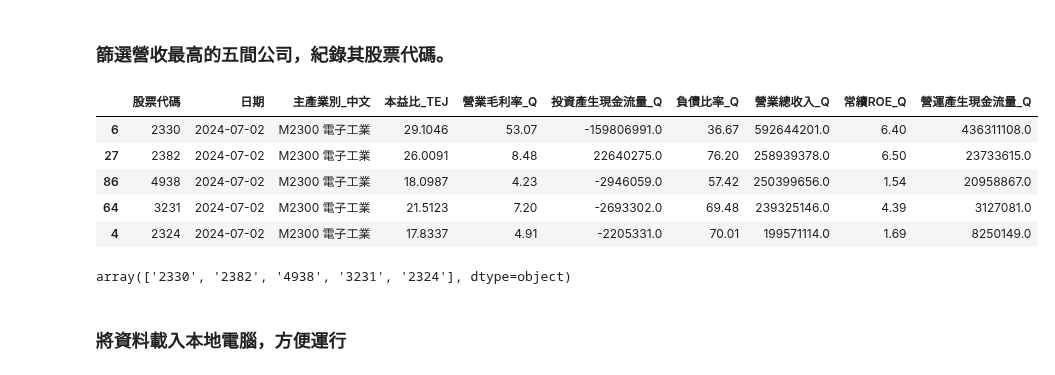
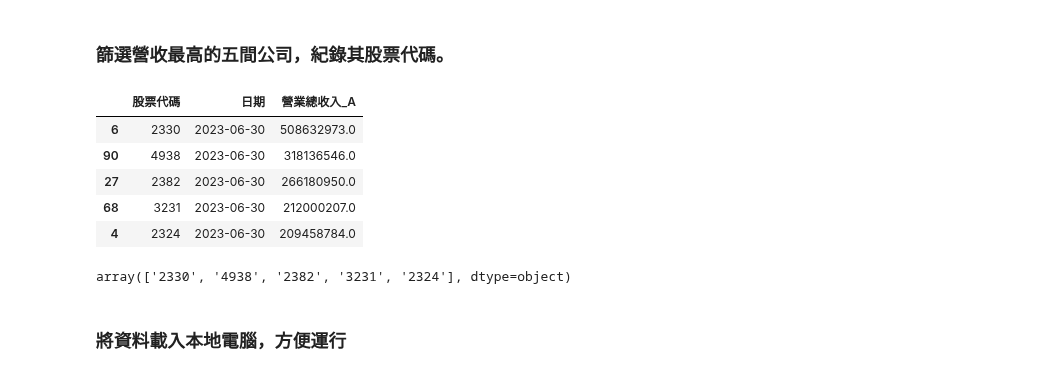
Before and after one commit to tejtw/TEJAPI_Python_Medium_Quant, a Jupyter notebook: Google Colab 教學.ipynb, the cells around one changed output. Cells and saved outputs as stored; diff of their text form; code cells hidden in the pictures.

```diff
--- a/Google Colab 教學.ipynb
+++ b/Google Colab 教學.ipynb
@@ -24,8 +24,8 @@ from zipline.sources.TEJ_Api_Data import get_universe
 # %% [markdown]
 ### **選出有興趣的公司，這邊先篩選為半導體或電腦產業別的上市公司**
 # %%
-pool = get_universe(start = '2023-07-02',
-                    end = '2024-07-02',
+pool = get_universe(start = '2022-07-02',
+                    end = '2023-07-02',
                     mkt_bd_e = 'TSE',  # 已上市之股票
                     stktp_e = 'Common Stock',  # 普通股
                     sub_ind_e=['M2324 Semiconductor', 'M2325 Computer and Peripheral Equipment'])
@@ -53,14 +53,14 @@ Currently used TEJ API key data quota 41888/9223372036854775807 (0.0%)
 # %%
 import TejToolAPI
 
-start_time = pd.Timestamp('2023-07-02')
-end_time = pd.Timestamp('2024-07-02')
+start_time = pd.Timestamp('2022-07-02')
+end_time = pd.Timestamp('2023-07-02')
 
 data = TejToolAPI.get_history_data(start = start_time,
                                    end = end_time,
                                    ticker = pool,
-                                   fin_type = 'Q', # 為累計資料，舉例來說，Q3累計：1月～9月的資料。
-                                   columns = ['主產業別_中文', '常續ROE', '營業毛利率', '營運產生現金流量', '投資產生現金流量', '負債比率', 'per_tej', '營業總收入'],
+                                   fin_type = 'A', # 為累計資料，舉例來說，Q3累計：1月～9月的資料。
+                                   columns = ['營業總收入'],
                                    transfer_to_chinese = True)
 
 data  = data.drop_duplicates(subset=['股票代碼'], keep='last').reset_index(drop=True)
@@ -85,22 +85,22 @@ Currently used TEJ API key data quota 246947/9223372036854775807 (0.0%)
 # %% [markdown]
 ### **篩選營收最高的五間公司，紀錄其股票代碼。**
 # %%
-data = data.nlargest(5, '營業總收入_Q')
+data = data.nlargest(5, '營業總收入_A')
 
 data
 # %% [output]
-|  | 股票代碼 | 日期 | 主產業別_中文 | 本益比_TEJ | 營業毛利率_Q | 投資產生現金流量_Q | 負債比率_Q | 營業總收入_Q | 常續ROE_Q | 營運產生現金流量_Q |
-| 6 | 2330 | 2024-07-02 | M2300 電子工業 | 29.1046 | 53.07 | -159806991.0 | 36.67 | 592644201.0 | 6.40 | 436311108.0 |
-| 27 | 2382 | 2024-07-02 | M2300 電子工業 | 26.0091 | 8.48 | 22640275.0 | 76.20 | 258939378.0 | 6.50 | 23733615.0 |
-| 86 | 4938 | 2024-07-02 | M2300 電子工業 | 18.0987 | 4.23 | -2946059.0 | 57.42 | 250399656.0 | 1.54 | 20958867.0 |
-| 64 | 3231 | 2024-07-02 | M2300 電子工業 | 21.5123 | 7.20 | -2693302.0 | 69.48 | 239325146.0 | 4.39 | 3127081.0 |
-| 4 | 2324 | 2024-07-02 | M2300 電子工業 | 17.8337 | 4.91 | -2205331.0 | 70.01 | 199571114.0 | 1.69 | 8250149.0 |
+|  | 股票代碼 | 日期 | 營業總收入_A |
+| 6 | 2330 | 2023-06-30 | 508632973.0 |
+| 90 | 4938 | 2023-06-30 | 318136546.0 |
+| 27 | 2382 | 2023-06-30 | 266180950.0 |
+| 68 | 3231 | 2023-06-30 | 212000207.0 |
+| 4 | 2324 | 2023-06-30 | 209458784.0 |
 # %%
 tickers = data['股票代碼'].unique()
 
 tickers
 # %% [output]
-array(['2330', '2382', '4938', '3231', '2324'], dtype=object)
+array(['2330', '4938', '2382', '3231', '2324'], dtype=object)
 # %% [markdown]
 ### **將資料載入本地電腦，方便運行**
 # %%
```
Also changed, not shown: parts of 7 cells of this notebook.
